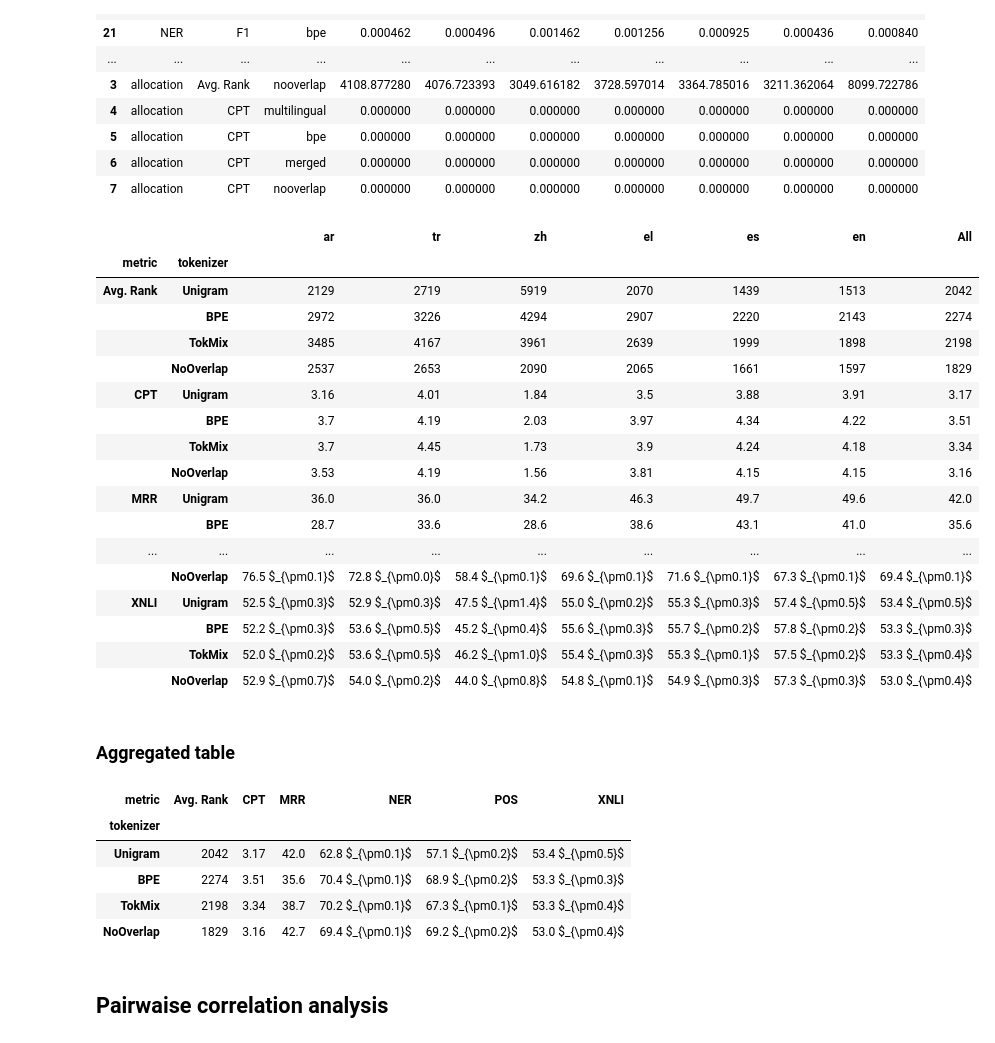
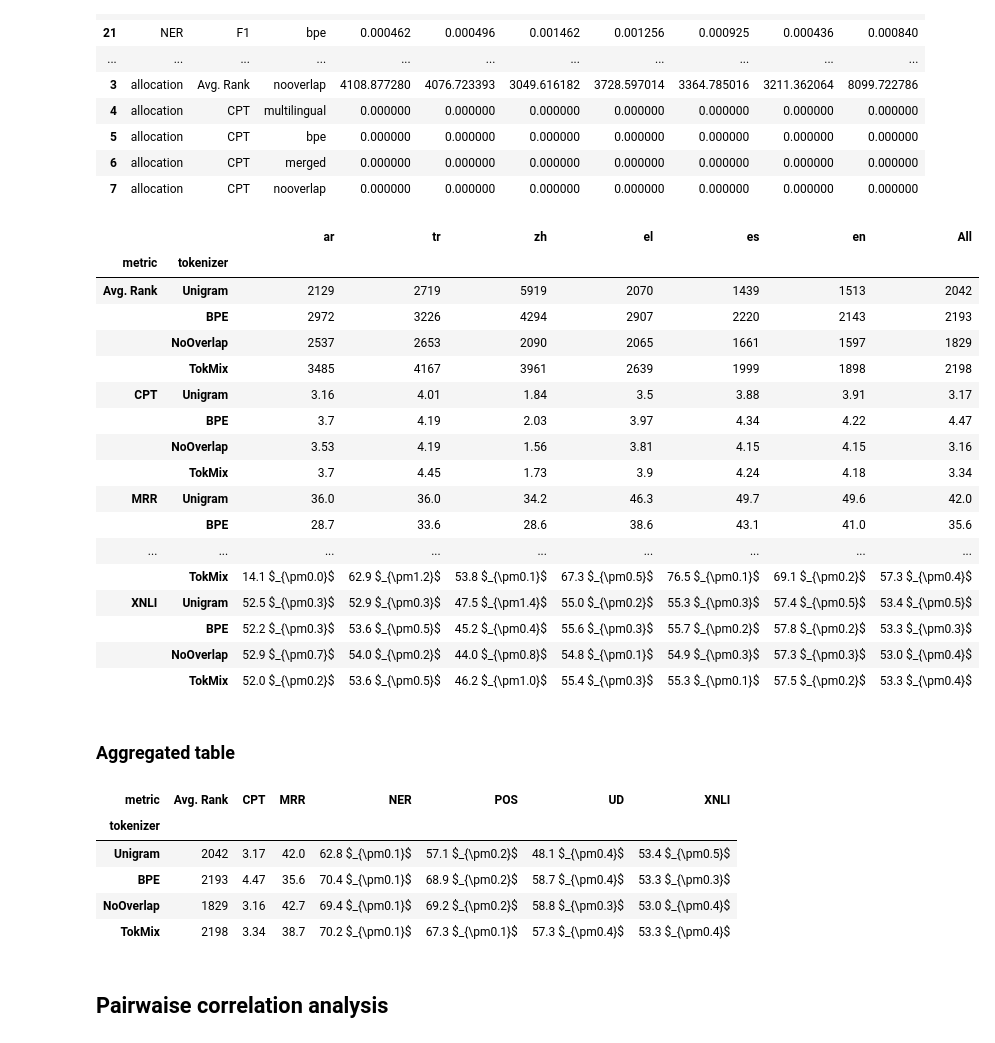
Before and after one commit to tomlimi/entangled_in_scripts, a Jupyter notebook: src/notebooks/6_IN_language_aggregated_results.ipynb, the cells around one changed output. Saved outputs shown, nothing was run; the diff lists cells and outputs as text; code cells hidden in the pictures.

```diff
--- a/src/notebooks/6_IN_language_aggregated_results.ipynb
+++ b/src/notebooks/6_IN_language_aggregated_results.ipynb
@@ -367,0 +370,27 @@ boxplot_across_languages(in_lang_results, 'F1', languages, task='NER')
+# %%
+ud_results = dict()
+ud_stds = dict()
+
+metrics = ('accuracy','f1')
+for tok_type in tokenization_types:
+    ud_results[tok_type], ud_stds[tok_type] =  get_downstream_results(tok_type, alpha, N_vocab, languages,
+                                                                        'UD',ft_type=ft_type, metrics=metrics,
+                                                                        seeds=(2000, 2001, 2002, 2003, 2004))
+    ud_results[tok_type] = {m : {lang: ud_results[tok_type][m][lang][lang] for lang in languages}
+                             for m in metrics}
+    ud_stds[tok_type] = {m: {lang: ud_stds[tok_type][m][lang][lang] for lang in languages}
+                          for m in metrics}
+# %%
+for tokenization in tokenization_types:
+    ud_est = {'task': 'UD', 'metric': 'F1', 'tokenizer': tokenization}
+    ud_std = {'task': 'UD', 'metric': 'F1', 'tokenizer': tokenization}
+
+    ud_est.update(ud_results[tokenization]['f1'])
+    ud_est['All'] = np.average(list(ud_results[tokenization]['f1'].values()))
+
+    ud_std.update(ud_stds[tokenization]['f1'])
+    ud_std['All'] = np.average(list(ud_stds[tokenization]['f1'].values()))
+
+
+    in_lang_results = in_lang_results.append(ud_est, ignore_index=True)
+    in_lang_stds = in_lang_stds.append(ud_std, ignore_index=True)
@@ -465,7 +498,13 @@ def preprocess_table(table):
 
     table = table[table['metric']  != 'BPC']
     table = table.replace({'tokenizer': name_map})
+    table['tokenizer'] = pd.Categorical(table.tokenizer, categories=['Unigram','BPE','NoOverlap','TokMix'],
+                                        ordered=True)
+    table['metric'] = pd.Categorical(table.metric, categories=['Avg. Rank', 'CPT', 'MRR', 'NER','POS','UD', 'XNLI',],
+                            ordered=True)
+
     table.set_index(['metric', 'tokenizer'], inplace=True)
+    table.sort_values(['metric', 'tokenizer'], inplace=True)
     return table
 
 
@@ -484,28 +523,28 @@ def textify_results(res, stds):
 # %%
 tab_res = preprocess_table(in_lang_results)
 tab_std = preprocess_table(in_lang_stds)
-
+tab_res
 out_in_lang = textify_results(tab_res, tab_std)
 out_in_lang
 # %% [output]
 |  |  | ar | tr | zh | el | es | en | All |
 | metric | tokenizer |  |  |  |  |  |  |  |
 | Avg. Rank | Unigram | 2129 | 2719 | 5919 | 2070 | 1439 | 1513 | 2042 |
-|  | BPE | 2972 | 3226 | 4294 | 2907 | 2220 | 2143 | 2274 |
+|  | BPE | 2972 | 3226 | 4294 | 2907 | 2220 | 2143 | 2193 |
+|  | NoOverlap | 2537 | 2653 | 2090 | 2065 | 1661 | 1597 | 1829 |
 |  | TokMix | 3485 | 4167 | 3961 | 2639 | 1999 | 1898 | 2198 |
-|  | NoOverlap | 2537 | 2653 | 2090 | 2065 | 1661 | 1597 | 1829 |
 | CPT | Unigram | 3.16 | 4.01 | 1.84 | 3.5 | 3.88 | 3.91 | 3.17 |
-|  | BPE | 3.7 | 4.19 | 2.03 | 3.97 | 4.34 | 4.22 | 3.51 |
+|  | BPE | 3.7 | 4.19 | 2.03 | 3.97 | 4.34 | 4.22 | 4.47 |
+|  | NoOverlap | 3.53 | 4.19 | 1.56 | 3.81 | 4.15 | 4.15 | 3.16 |
 |  | TokMix | 3.7 | 4.45 | 1.73 | 3.9 | 4.24 | 4.18 | 3.34 |
-|  | NoOverlap | 3.53 | 4.19 | 1.56 | 3.81 | 4.15 | 4.15 | 3.16 |
 | MRR | Unigram | 36.0 | 36.0 | 34.2 | 46.3 | 49.7 | 49.6 | 42.0 |
 |  | BPE | 28.7 | 33.6 | 28.6 | 38.6 | 43.1 | 41.0 | 35.6 |
 | ... | ... | ... | ... | ... | ... | ... | ... | ... |
-|  | NoOverlap | 76.5 $_{\pm0.1}$ | 72.8 $_{\pm0.0}$ | 58.4 $_{\pm0.1}$ | 69.6 $_{\pm0.1}$ | 71.6 $_{\pm0.1}$ | 67.3 $_{\pm0.1}$ | 69.4 $_{\pm0.1}$ |
+|  | TokMix | 14.1 $_{\pm0.0}$ | 62.9 $_{\pm1.2}$ | 53.8 $_{\pm0.1}$ | 67.3 $_{\pm0.5}$ | 76.5 $_{\pm0.1}$ | 69.1 $_{\pm0.2}$ | 57.3 $_{\pm0.4}$ |
 | XNLI | Unigram | 52.5 $_{\pm0.3}$ | 52.9 $_{\pm0.3}$ | 47.5 $_{\pm1.4}$ | 55.0 $_{\pm0.2}$ | 55.3 $_{\pm0.3}$ | 57.4 $_{\pm0.5}$ | 53.4 $_{\pm0.5}$ |
 |  | BPE | 52.2 $_{\pm0.3}$ | 53.6 $_{\pm0.5}$ | 45.2 $_{\pm0.4}$ | 55.6 $_{\pm0.3}$ | 55.7 $_{\pm0.2}$ | 57.8 $_{\pm0.2}$ | 53.3 $_{\pm0.3}$ |
+|  | NoOverlap | 52.9 $_{\pm0.7}$ | 54.0 $_{\pm0.2}$ | 44.0 $_{\pm0.8}$ | 54.8 $_{\pm0.1}$ | 54.9 $_{\pm0.3}$ | 57.3 $_{\pm0.3}$ | 53.0 $_{\pm0.4}$ |
 |  | TokMix | 52.0 $_{\pm0.2}$ | 53.6 $_{\pm0.5}$ | 46.2 $_{\pm1.0}$ | 55.4 $_{\pm0.3}$ | 55.3 $_{\pm0.1}$ | 57.5 $_{\pm0.2}$ | 53.3 $_{\pm0.4}$ |
-|  | NoOverlap | 52.9 $_{\pm0.7}$ | 54.0 $_{\pm0.2}$ | 44.0 $_{\pm0.8}$ | 54.8 $_{\pm0.1}$ | 54.9 $_{\pm0.3}$ | 57.3 $_{\pm0.3}$ | 53.0 $_{\pm0.4}$ |
 # %%
 out_in_lang.to_latex(os.path.join(TABLE_DIR,"in_lang.tex"), index=True,multirow=True,
                           longtable=False, escape=False, encoding="UTF-8",
@@ -515,15 +554,15 @@ out_in_lang.to_latex(os.path.join(TABLE_DIR,"in_lang.tex"), index=True,multirow=
 # %% [markdown]
 ### Aggregated table
 # %%
-out_in_lang_avg = tab_res.All.unstack(level=0).reindex(index = ['Unigram','BPE','TokMix','NoOverlap'])
+out_in_lang_avg = tab_res.All.unstack(level=0).reindex(index = ['Unigram','BPE','NoOverlap','TokMix'])
 out_in_lang_avg
 # %% [output]
-| metric | Avg. Rank | CPT | MRR | NER | POS | XNLI |
-| tokenizer |  |  |  |  |  |  |
-| Unigram | 2042 | 3.17 | 42.0 | 62.8 $_{\pm0.1}$ | 57.1 $_{\pm0.2}$ | 53.4 $_{\pm0.5}$ |
-| BPE | 2274 | 3.51 | 35.6 | 70.4 $_{\pm0.1}$ | 68.9 $_{\pm0.2}$ | 53.3 $_{\pm0.3}$ |
-| TokMix | 2198 | 3.34 | 38.7 | 70.2 $_{\pm0.1}$ | 67.3 $_{\pm0.1}$ | 53.3 $_{\pm0.4}$ |
-| NoOverlap | 1829 | 3.16 | 42.7 | 69.4 $_{\pm0.1}$ | 69.2 $_{\pm0.2}$ | 53.0 $_{\pm0.4}$ |
+| metric | Avg. Rank | CPT | MRR | NER | POS | UD | XNLI |
+| tokenizer |  |  |  |  |  |  |  |
+| Unigram | 2042 | 3.17 | 42.0 | 62.8 $_{\pm0.1}$ | 57.1 $_{\pm0.2}$ | 48.1 $_{\pm0.4}$ | 53.4 $_{\pm0.5}$ |
+| BPE | 2193 | 4.47 | 35.6 | 70.4 $_{\pm0.1}$ | 68.9 $_{\pm0.2}$ | 58.7 $_{\pm0.4}$ | 53.3 $_{\pm0.3}$ |
+| NoOverlap | 1829 | 3.16 | 42.7 | 69.4 $_{\pm0.1}$ | 69.2 $_{\pm0.2}$ | 58.8 $_{\pm0.3}$ | 53.0 $_{\pm0.4}$ |
+| TokMix | 2198 | 3.34 | 38.7 | 70.2 $_{\pm0.1}$ | 67.3 $_{\pm0.1}$ | 57.3 $_{\pm0.4}$ | 53.3 $_{\pm0.4}$ |
 # %%
 out_in_lang_avg.to_latex(os.path.join(TABLE_DIR,"in_lang_avg.tex"), index=True,multirow=True,
                           longtable=False, escape=False, encoding="UTF-8",
```
Also changed, not shown: parts of 11 cells of this notebook, 3 other files.
